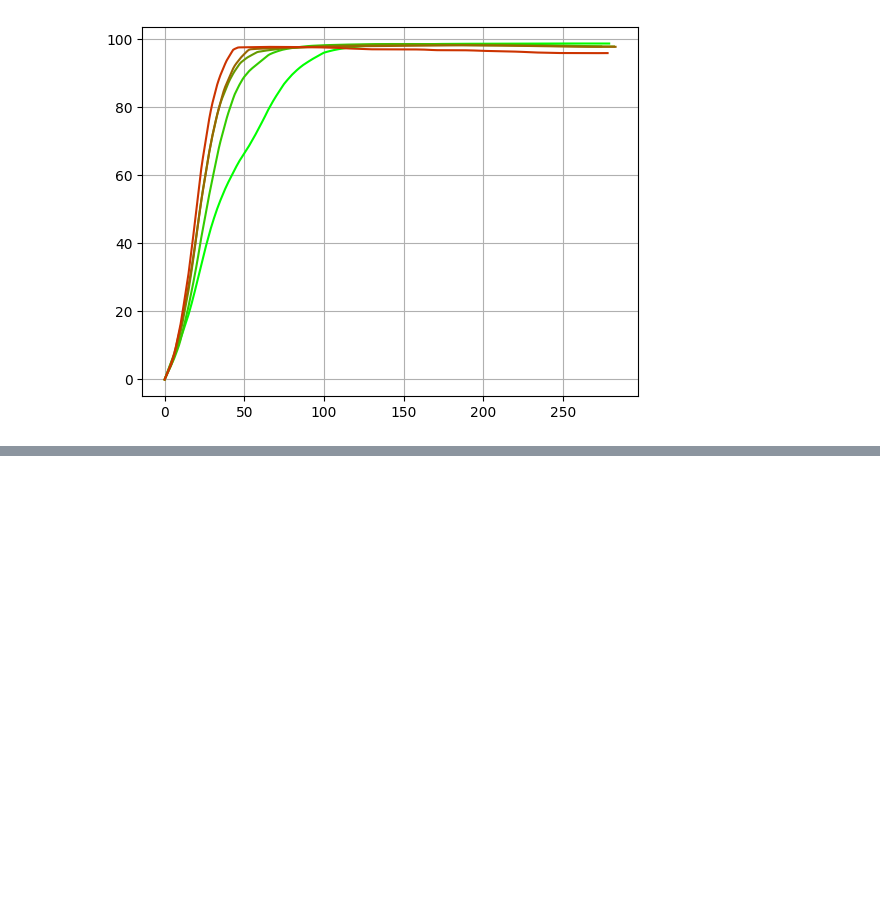
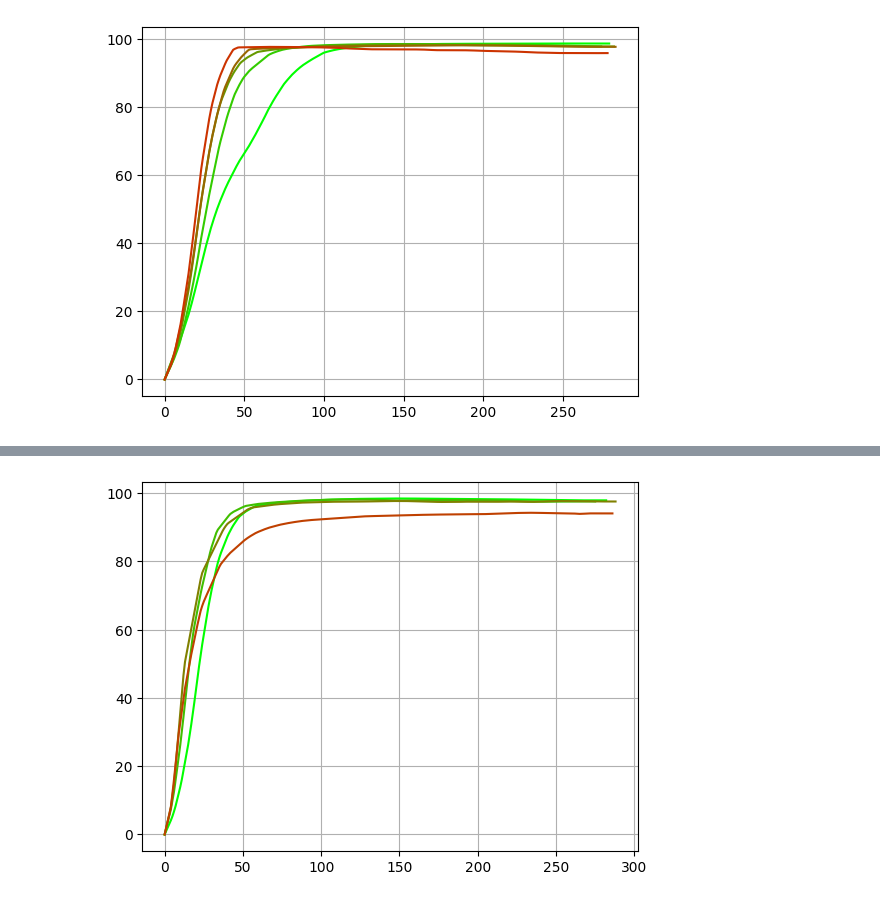
Before and after one commit to JoshPattman/thirdyear-proj, a Jupyter notebook: comp3200-cw/v2/plot_data_median.ipynb, the cells around one changed output, grey strips where cells are left out. Saved outputs shown, nothing was run; the diff lists cells and outputs as text; code cells hidden in the pictures; blank space fills up the shorter version.

```diff
--- a/comp3200-cw/v2/plot_data_median.ipynb
+++ b/comp3200-cw/v2/plot_data_median.ipynb
@@ -95,0 +96,12 @@ plt.show()
+# %%
+t=0
+for s in all_samples:
+    average_plot(get_mixed_node_data(5, s, 1, 0.5), color=(t,1-t,0), plot_std=False)
+    t += 1/len(all_samples)
+
+
+plt.grid()
+plt.show()
+# The more red = less samples
+# %% [output]
+[figure, added]
```
Also changed, not shown: parts of 2 cells of this notebook.
